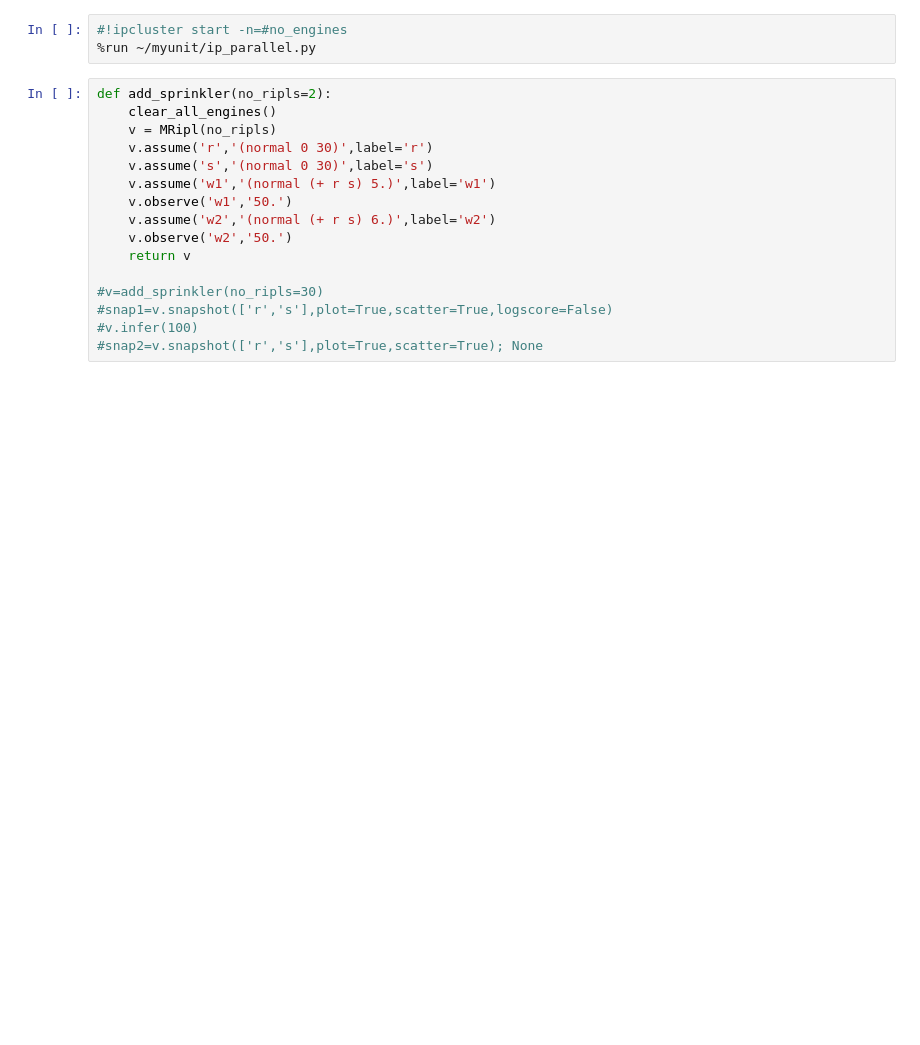
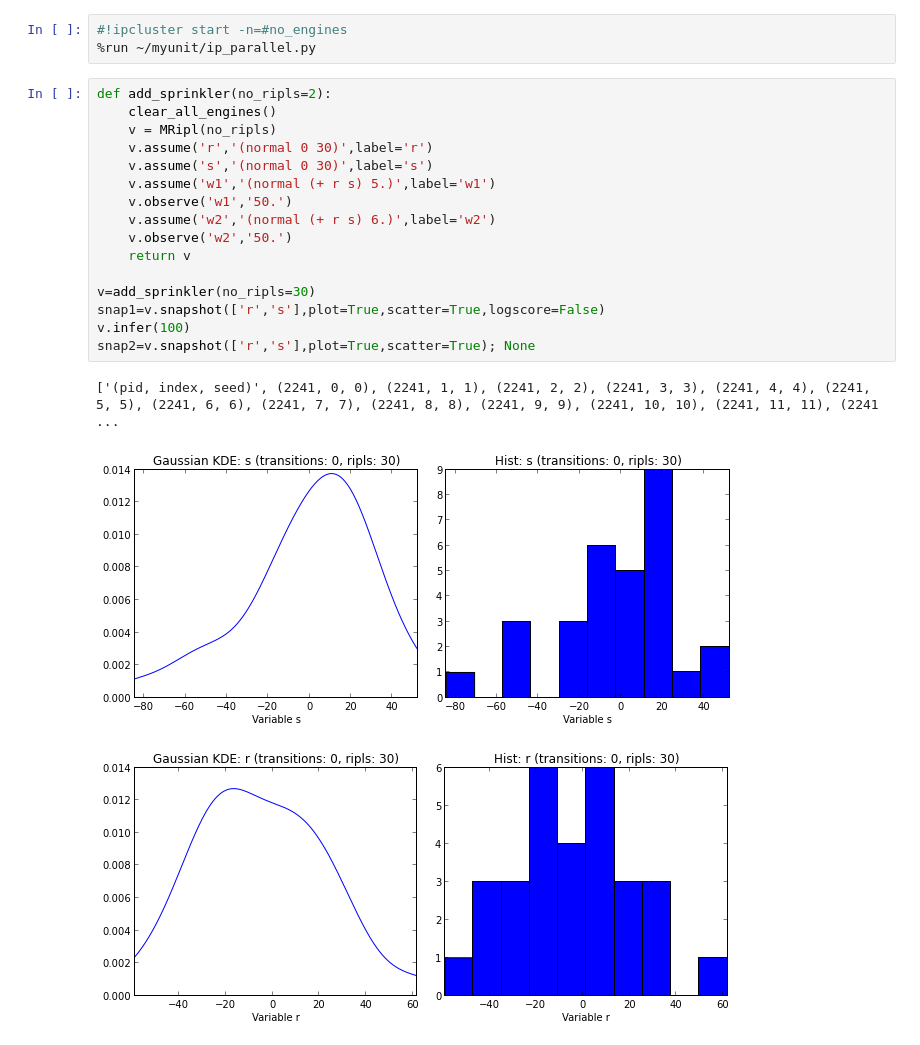
Before and after one commit to owainevans/myunit, a Jupyter notebook: nb_ip_parallel.ipynb, the cells around one changed output. Cells and saved outputs as stored; diff of their text form; blank space fills up the shorter version.

```diff
--- a/nb_ip_parallel.ipynb
+++ b/nb_ip_parallel.ipynb
@@ -4,16 +4,20 @@
 # %%
 def add_sprinkler(no_ripls=2):
     clear_all_engines()
     v = MRipl(no_ripls)
     v.assume('r','(normal 0 30)',label='r')
     v.assume('s','(normal 0 30)',label='s')
     v.assume('w1','(normal (+ r s) 5.)',label='w1')
     v.observe('w1','50.')
     v.assume('w2','(normal (+ r s) 6.)',label='w2')
     v.observe('w2','50.')
     return v
 
-#v=add_sprinkler(no_ripls=30)
-#snap1=v.snapshot(['r','s'],plot=True,scatter=True,logscore=False)
-#v.infer(100)
-#snap2=v.snapshot(['r','s'],plot=True,scatter=True); None
+v=add_sprinkler(no_ripls=30)
+snap1=v.snapshot(['r','s'],plot=True,scatter=True,logscore=False)
+v.infer(100)
+snap2=v.snapshot(['r','s'],plot=True,scatter=True); None
+# %% [output]
+['(pid, index, seed)', (2241, 0, 0), (2241, 1, 1), (2241, 2, 2), (2241, 3, 3), (2241, 4, 4), (2241, 5, 5), (2241, 6, 6), (2241, 7, 7), (2241, 8, 8), (2241, 9, 9), (2241, 10, 10), (2241, 11, 11), (2241 ...
+[figure, added]
+[figure, added]
```
Also changed, not shown: parts of 14 cells of this notebook, 2 other files.
